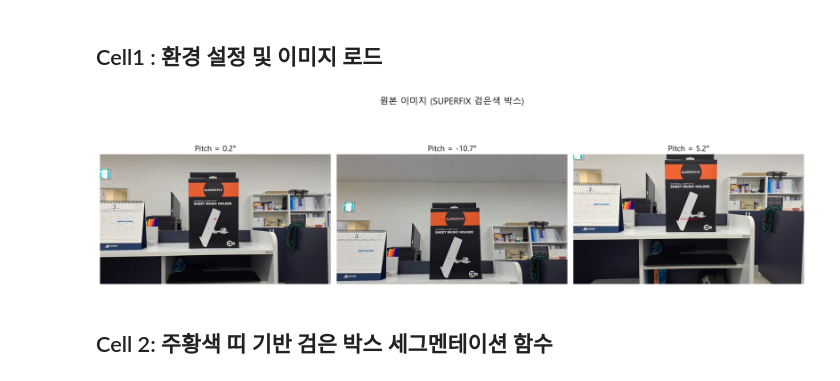
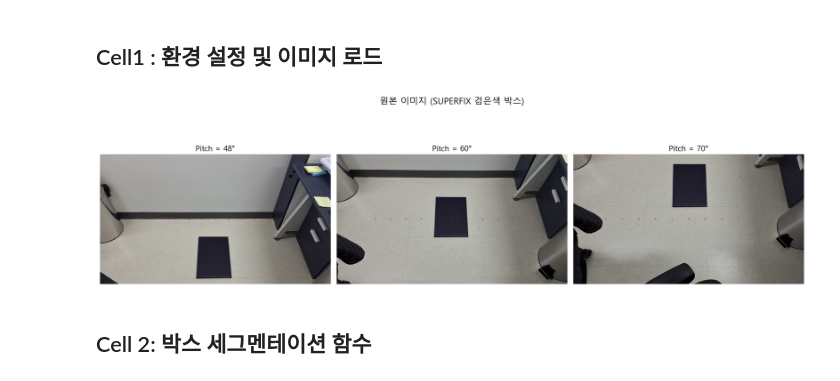
Before and after one commit to Santiago-kwp/my-til-blog, a Jupyter notebook: opencv-python-learn/Practices/pitch_angle_analysis_new.ipynb, the cells around one changed output. Saved outputs shown, nothing was run; the diff lists cells and outputs as text; code cells hidden in the pictures.

Commit message:
pitch - angle 변환 코드 1차 작성 완료

```diff
--- a/opencv-python-learn/Practices/pitch_angle_analysis_new.ipynb
+++ b/opencv-python-learn/Practices/pitch_angle_analysis_new.ipynb
@@ -14,39 +14,39 @@ plt.rcParams['axes.unicode_minus'] = False     # 마이너스(-) 기호 깨짐
 # 이미지 경로 설정 (실제 파일명/경로에 맞게 수정하세요)
 IMG_DIR = 'images'  # 이미지가 있는 폴더명
 IMAGE_FILES = {
-    0.2: os.path.join(IMG_DIR, 'box_20260304_GRD_0.2degree.jpg'),
-  -10.7: os.path.join(IMG_DIR, 'box_20260304_GRD_-10.7degree.jpg'),
-    5.2: os.path.join(IMG_DIR, 'box_20260304_GRD_5.2degree.jpg'),
+    48: os.path.join(IMG_DIR, 'test_20260305_GRD_48degree.jpg'),
+    60: os.path.join(IMG_DIR, 'test_20260305_GRD_60degree.jpg'),
+    70: os.path.join(IMG_DIR, 'test_20260305_GRD_70degree.jpg'),
 }
-ANGLES = [0.2, -10.7, 5.2]
-REF_ANGLE = 0.2   # 보정 기준 각도 (정면에 가까운 각도)
+ANGLES = [48, 60, 70]
+REF_ANGLE = 48   # 보정 기준 각도 (정면에 가까운 각도)
 
 # 이미지 로드 및 확인
 images = {}
 fig, axes = plt.subplots(1, 3, figsize=(18, 6))
 
 for ax, angle in zip(axes, ANGLES):
     path = IMAGE_FILES[angle]
     # 파일이 없는 경우를 대비한 예외 처리
     if not os.path.exists(path):
         print(f"경고: 파일을 찾을 수 없습니다 -> {path}")
         # 테스트를 위해 임시로 검은색 더미 이미지를 만듭니다. (실제 환경에서는 삭제하세요)
         img_bgr = np.zeros((1080, 1920, 3), dtype=np.uint8)
     else:
         img_bgr = cv2.imread(path)
 
     img_rgb = cv2.cvtColor(img_bgr, cv2.COLOR_BGR2RGB)
     images[angle] = img_bgr
 
     ax.imshow(img_rgb)
     ax.set_title(f'Pitch = {angle}°', fontsize=14)
     ax.axis('off')
 
 plt.suptitle('원본 이미지 (SUPERFIX 검은색 박스)', fontsize=16)
 plt.tight_layout()
 plt.show()
 # %% [output]
-[figure, old version]
+[figure, new version]
 # %% [markdown]
-## Cell 2: 주황색 띠 기반 검은 박스 세그멘테이션 함수
+## Cell 2:  박스 세그멘테이션 함수
 # %%
```
Also changed, not shown: parts of 5 cells of this notebook, 11 other files.
